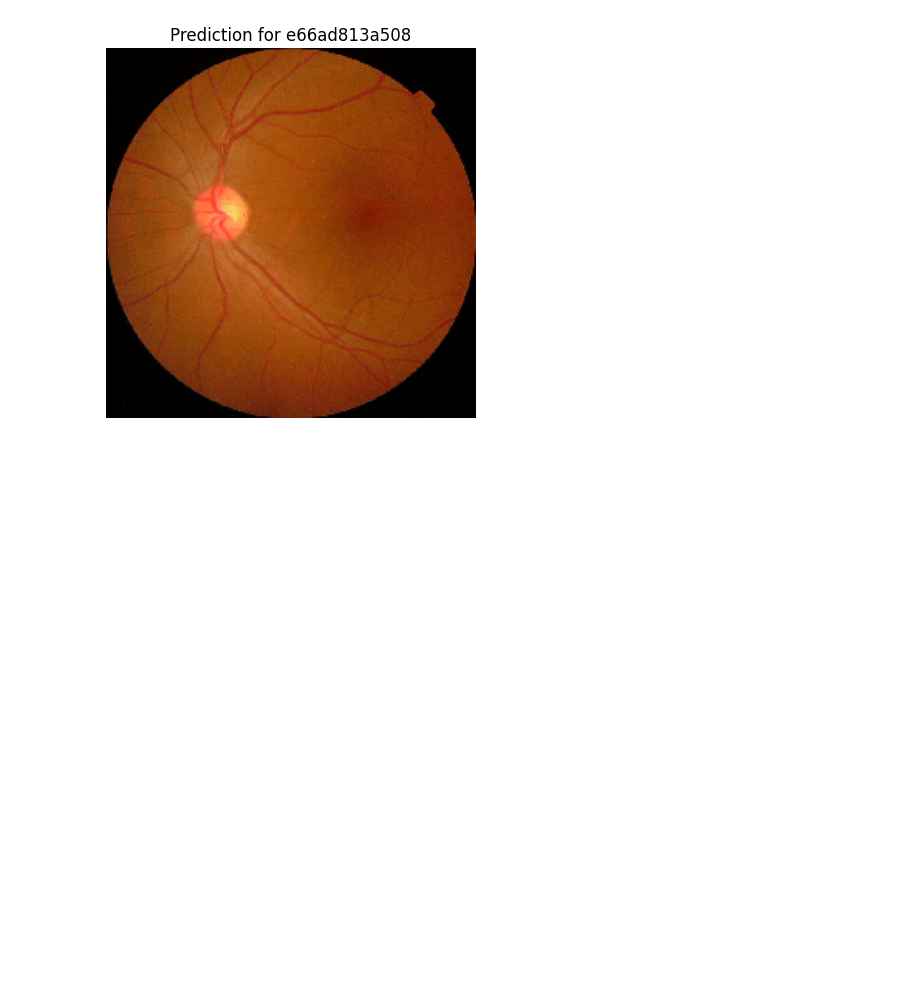
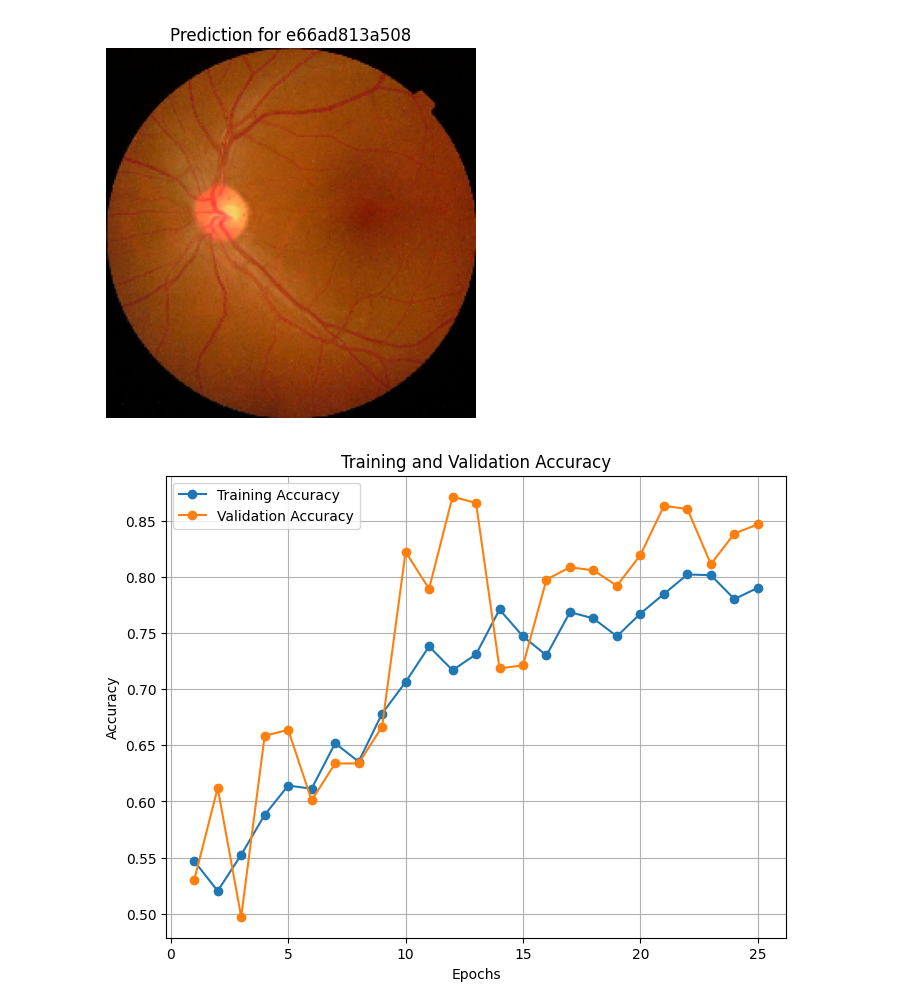
Before and after one commit to Keerthimanambakam/DiabeticRetinopathy, a Jupyter notebook: DR.ipynb, the cells around one changed output. Cells and saved outputs as stored; diff of their text form; code cells hidden in the pictures; blank space fills up the shorter version.

```diff
--- a/DR.ipynb
+++ b/DR.ipynb
@@ -553,3 +555,29 @@ True Label: 0
 Predicted Label: 0
 Prediction Confidence: 0.55
 [figure]
+# %%
+import matplotlib.pyplot as plt
+
+# Data from the training log
+epochs = list(range(1, 26))
+train_accuracy = [0.5469, 0.5203, 0.5525, 0.5880, 0.6142, 0.6114, 0.6519, 0.6355, 0.6783, 0.7064, 0.7382, 0.7170,
+                  0.7311, 0.7711, 0.7471, 0.7302, 0.7688, 0.7631, 0.7472, 0.7675, 0.7849, 0.8023, 0.8017, 0.7804, 0.7904]
+val_accuracy = [0.5301, 0.6120, 0.4973, 0.6585, 0.6639, 0.6011, 0.6339, 0.6339, 0.6667, 0.8224, 0.7896, 0.8716,
+                0.8661, 0.7186, 0.7213, 0.7978, 0.8087, 0.8060, 0.7923, 0.8197, 0.8634, 0.8607, 0.8115, 0.8388, 0.8470]
+train_loss = [0.7787, 0.6906, 0.6813, 0.6734, 0.6633, 0.6598, 0.6568, 0.6436, 0.6420, 0.6330, 0.6248, 0.6191,
+              0.6102, 0.5967, 0.5948, 0.5970, 0.5853, 0.5777, 0.5768, 0.5767, 0.5653, 0.5589, 0.5528, 0.5525, 0.5487]
+val_loss = [0.6832, 0.6717, 0.6667, 0.6437, 0.6403, 0.6395, 0.6172, 0.6117, 0.6076, 0.5901, 0.5835, 0.5670,
+            0.5590, 0.5668, 0.5429, 0.5327, 0.5252, 0.5310, 0.5264, 0.5037, 0.4974, 0.4933, 0.5010, 0.4896, 0.4813]
+
+# Plotting training and validation accuracy
+plt.figure(figsize=(8, 6))
+plt.plot(epochs, train_accuracy, label='Training Accuracy', marker='o')
+plt.plot(epochs, val_accuracy, label='Validation Accuracy', marker='o')
+plt.title('Training and Validation Accuracy')
+plt.xlabel('Epochs')
+plt.ylabel('Accuracy')
+plt.legend()
+plt.grid(True)
+plt.show()
+# %% [output]
+[figure, added]
```
Also changed, not shown: parts of 3 cells of this notebook.
